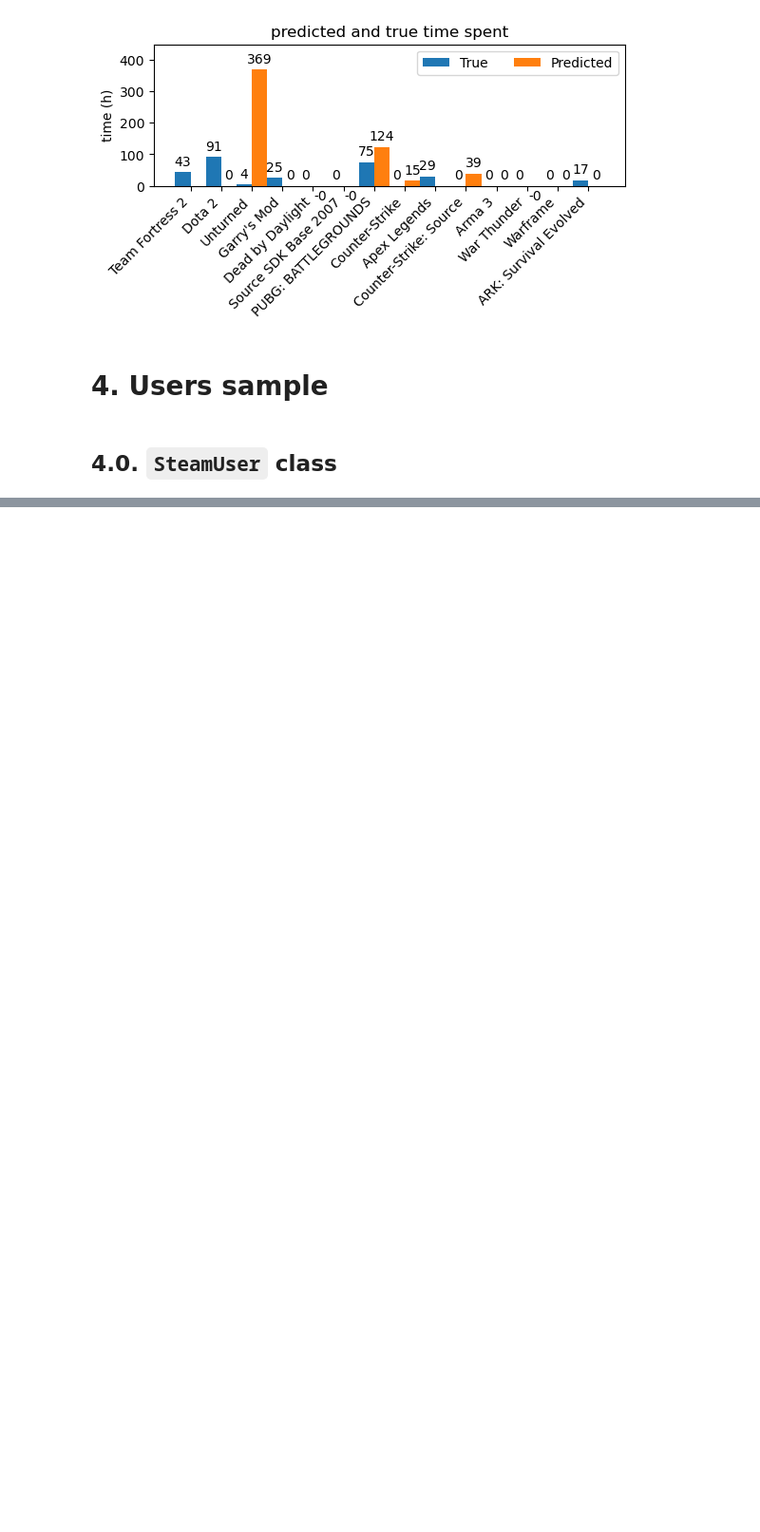
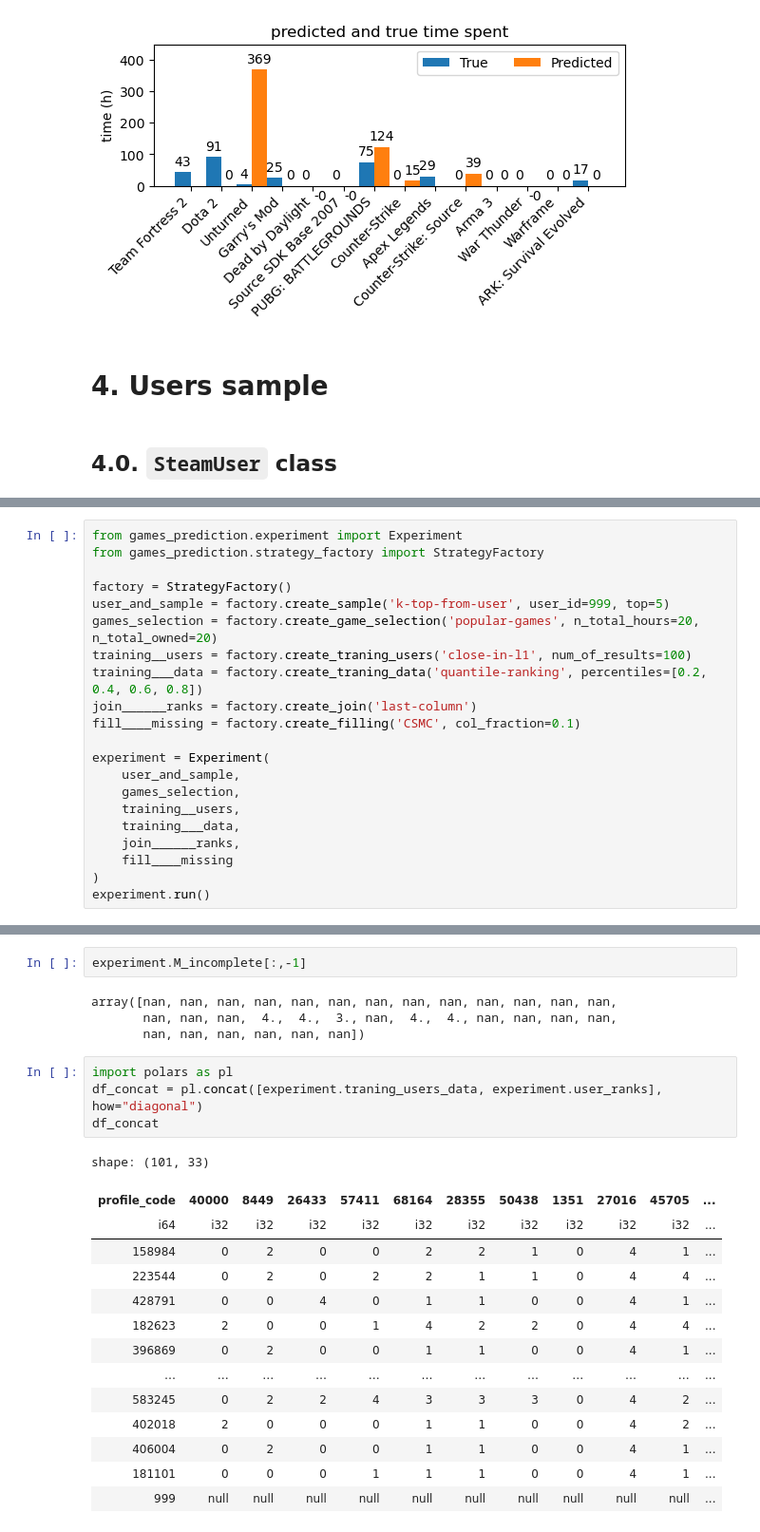
Before and after one commit to Polatucha16/steam_data, a Jupyter notebook: CSMC_experiments.ipynb, the cells around one changed output, grey strips where cells are left out. Shown at 95% size. Saved outputs shown, nothing was run; the diff lists cells and outputs as text; blank space fills up the shorter version.

Commit message:
Experiment class warping whole notebooks progress up without normalisation_strategy

```diff
--- a/CSMC_experiments.ipynb
+++ b/CSMC_experiments.ipynb
@@ -718,0 +685,21 @@ shape: (50, 2)
+# %%
+from games_prediction.experiment import Experiment
+from games_prediction.strategy_factory import StrategyFactory
+
+factory = StrategyFactory()
+user_and_sample = factory.create_sample('k-top-from-user', user_id=999, top=5)
+games_selection = factory.create_game_selection('popular-games', n_total_hours=20, n_total_owned=20)
+training__users = factory.create_traning_users('close-in-l1', num_of_results=100)
+training___data = factory.create_traning_data('quantile-ranking', percentiles=[0.2, 0.4, 0.6, 0.8])
+join______ranks = factory.create_join('last-column')
+fill____missing = factory.create_filling('CSMC', col_fraction=0.1)
+
+experiment = Experiment(
+    user_and_sample,
+    games_selection,
+    training__users,
+    training___data,
+    join______ranks,
+    fill____missing
+)
+experiment.run()
@@ -718,0 +723,25 @@ shape: (50, 2)
+# %%
+experiment.M_incomplete[:,-1]
+# %% [output]
+array([nan, nan, nan, nan, nan, nan, nan, nan, nan, nan, nan, nan, nan,
+       nan, nan, nan,  4.,  4.,  3., nan,  4.,  4., nan, nan, nan, nan,
+       nan, nan, nan, nan, nan, nan])
+# %%
+import polars as pl
+df_concat = pl.concat([experiment.traning_users_data, experiment.user_ranks], how="diagonal")
+df_concat
+# %% [output]
+shape: (101, 33)
+| profile_code | 40000 | 8449 | 26433 | 57411 | 68164 | 28355 | 50438 | 1351 | 27016 | 45705 | ... |
+| i64 | i32 | i32 | i32 | i32 | i32 | i32 | i32 | i32 | i32 | i32 | ... |
+| 158984 | 0 | 2 | 0 | 0 | 2 | 2 | 1 | 0 | 4 | 1 | ... |
+| 223544 | 0 | 2 | 0 | 2 | 2 | 1 | 1 | 0 | 4 | 4 | ... |
+| 428791 | 0 | 0 | 4 | 0 | 1 | 1 | 0 | 0 | 4 | 1 | ... |
+| 182623 | 2 | 0 | 0 | 1 | 4 | 2 | 2 | 0 | 4 | 4 | ... |
+| 396869 | 0 | 2 | 0 | 0 | 1 | 1 | 0 | 0 | 4 | 1 | ... |
+| … | … | … | … | … | … | … | … | … | … | … | ... |
+| 583245 | 0 | 2 | 2 | 4 | 3 | 3 | 3 | 0 | 4 | 2 | ... |
+| 402018 | 2 | 0 | 0 | 0 | 1 | 1 | 0 | 0 | 4 | 2 | ... |
+| 406004 | 0 | 2 | 0 | 0 | 1 | 1 | 0 | 0 | 4 | 1 | ... |
+| 181101 | 0 | 0 | 0 | 1 | 1 | 1 | 0 | 0 | 4 | 1 | ... |
+| 999 | null | null | null | null | null | null | null | null | null | null | ... |
```
Also changed, not shown: parts of 12 cells of this notebook, 13 other files.
